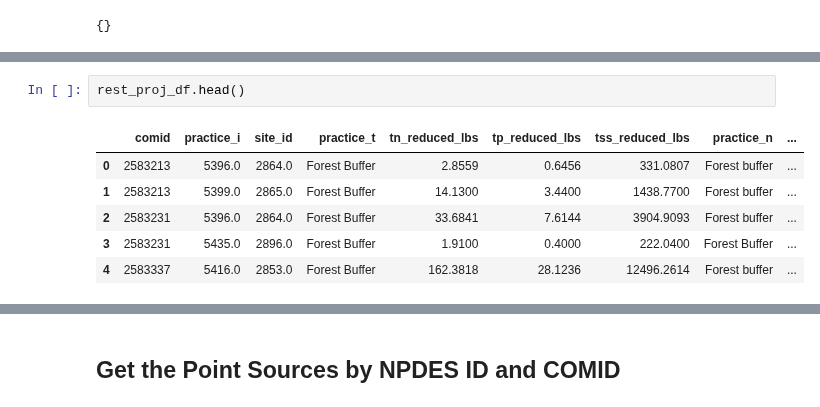
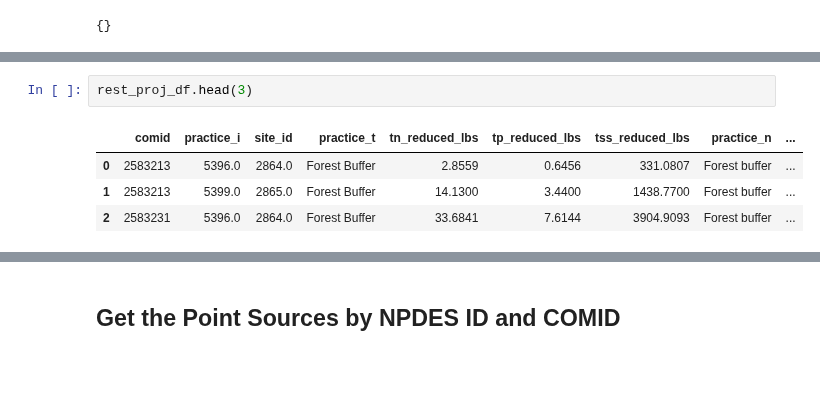
Before and after one commit to TheAcademyofNaturalSciences/WikiSRATMicroService, a Jupyter notebook: WikiSRAT_Demo.ipynb, the cells around one changed output, grey strips where cells are left out. Drawn from its saved outputs; the diff is of its cells as text; blank space fills up the shorter version.

```diff
--- a/WikiSRAT_Demo.ipynb
+++ b/WikiSRAT_Demo.ipynb
@@ -796,9 +1008,7 @@ Wall time: 1.79 s
 # %%
-rest_proj_df.head()
+rest_proj_df.head(3)
 # %% [output]
 |  | comid | practice_i | site_id | practice_t | tn_reduced_lbs | tp_reduced_lbs | tss_reduced_lbs | practice_n | ... |
 | 0 | 2583213 | 5396.0 | 2864.0 | Forest Buffer | 2.8559 | 0.6456 | 331.0807 | Forest buffer | ... |
 | 1 | 2583213 | 5399.0 | 2865.0 | Forest Buffer | 14.1300 | 3.4400 | 1438.7700 | Forest buffer | ... |
 | 2 | 2583231 | 5396.0 | 2864.0 | Forest Buffer | 33.6841 | 7.6144 | 3904.9093 | Forest buffer | ... |
-| 3 | 2583231 | 5435.0 | 2896.0 | Forest Buffer | 1.9100 | 0.4000 | 222.0400 | Forest Buffer | ... |
-| 4 | 2583337 | 5416.0 | 2853.0 | Forest Buffer | 162.3818 | 28.1236 | 12496.2614 | Forest buffer | ... |
```
Also changed, not shown: parts of 87 cells of this notebook, 11 other files.
